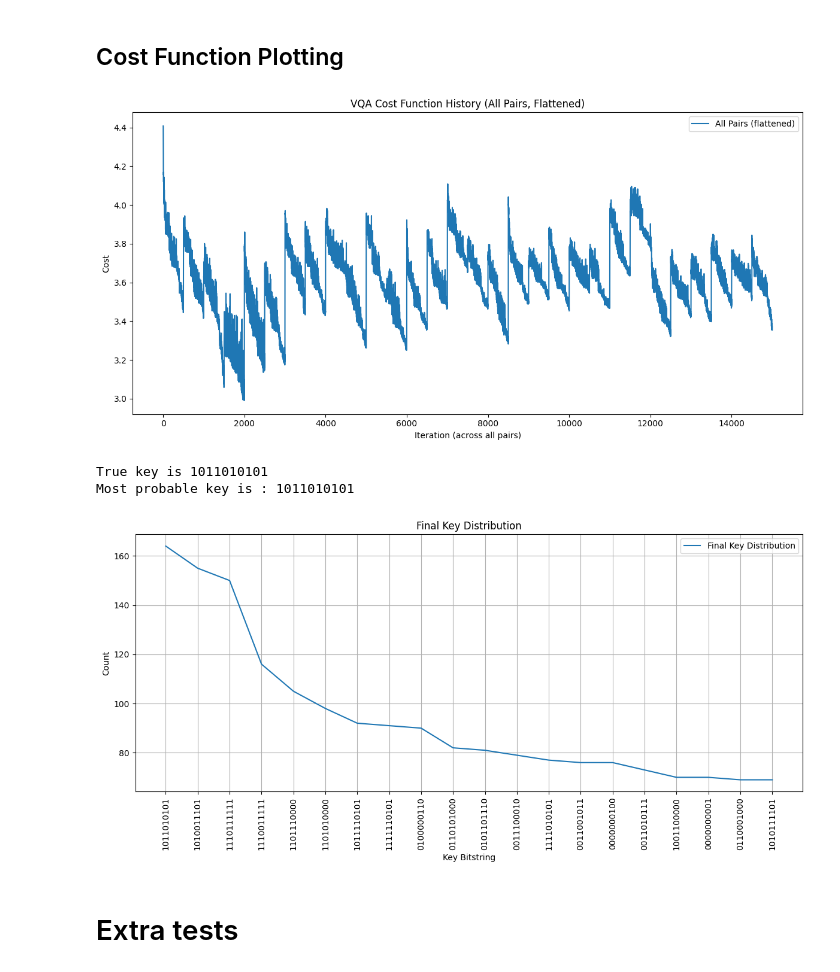
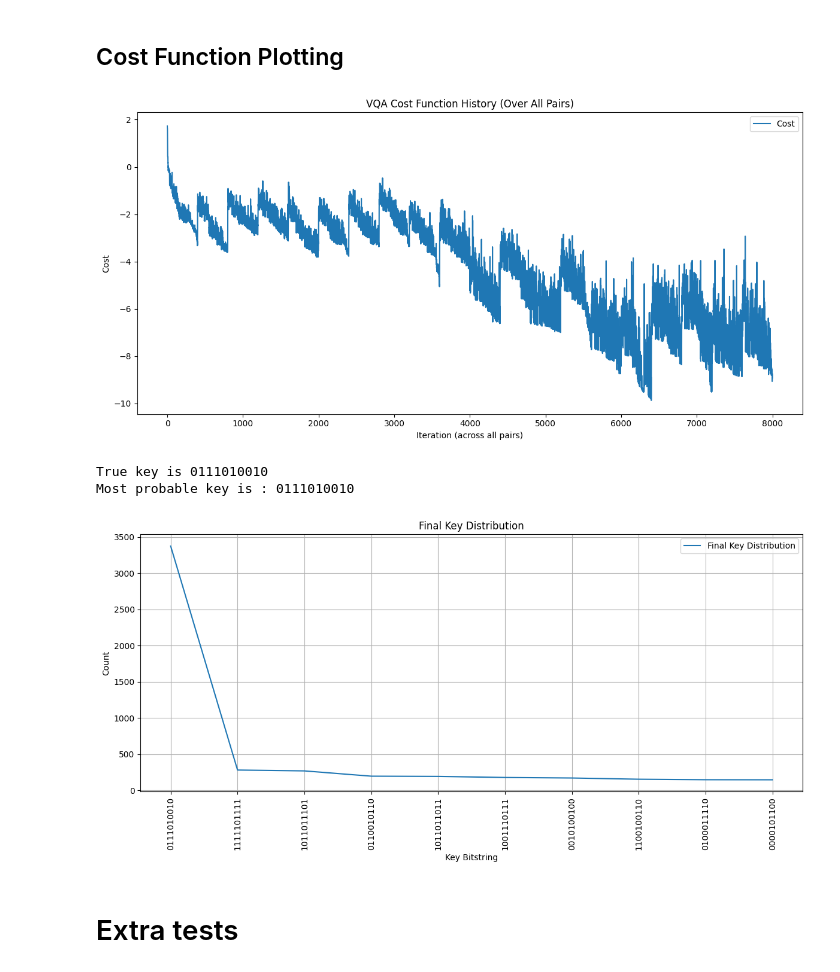
Before and after one commit to anandk3012/sdes-vqa, a Jupyter notebook: notebooks/visualization_testing.ipynb, the cells around one changed output. Saved outputs shown, nothing was run; the diff lists cells and outputs as text; code cells hidden in the pictures.

```diff
--- a/notebooks/visualization_testing.ipynb
+++ b/notebooks/visualization_testing.ipynb
@@ -159,32 +178,32 @@ Most frequent bitstring: 0101010100 with probability amplitude 0.100261941732287
 # %%
 import json
 import matplotlib.pyplot as plt
 
 # Load the results
-with open("../results2.json", "r") as f:
+with open("../runtime_comparison_results.json", "r") as f:
     results = json.load(f)
 
 # If your JSON is a list of results, get the first element
 res_len = len(results)
-cost_history_per_pair = results[res_len - 3]["cost_history_per_pair"]
+cost_history_per_pair = results[res_len - 1]["cost_history_per_pair"]
 all_costs = [cost for pair in cost_history_per_pair for cost in pair]
 
 
 # Plot as a single continuous line
 plt.figure(figsize=(12, 6))
-plt.plot(all_costs, label='All Pairs (flattened)')
+plt.plot(all_costs, label='Cost')
 plt.xlabel("Iteration (across all pairs)")
 plt.ylabel("Cost")
-plt.title("VQA Cost Function History (All Pairs, Flattened)")
+plt.title("VQA Cost Function History (Over All Pairs)")
 plt.legend()
 plt.tight_layout()
 plt.show()
 # %% [output]
-[figure, old version]
+[figure, new version]
 # %%
-final_counts_array = results[res_len - 3]["top_20_bitstrings"]
+final_counts_array = results[res_len - 1]["top_10_bitstrings"]
 final_counts = {kv[0] : kv[1] for kv in final_counts_array}
-print(f"True key is {results[res_len - 3]["true_key"]}")
+print(f"True key is {results[res_len - 1]["true_key"]}")
 print(f"Most probable key is : {final_counts_array[0][0]}")
 plt.figure(figsize=(12, 6))
 plt.plot(final_counts.keys(), final_counts.values(), label='Final Key Distribution')
@@ -198,9 +217,9 @@ plt.margins()
 plt.tight_layout()
 plt.show()
 # %% [output]
-True key is 1011010101
-Most probable key is : 1011010101
+True key is 0111010010
+Most probable key is : 0111010010
-[figure, old version]
+[figure, new version]
 # %% [markdown]
 # Extra tests
 # %% [markdown]
```
Also changed, not shown: parts of 18 cells of this notebook, 17 other files.
